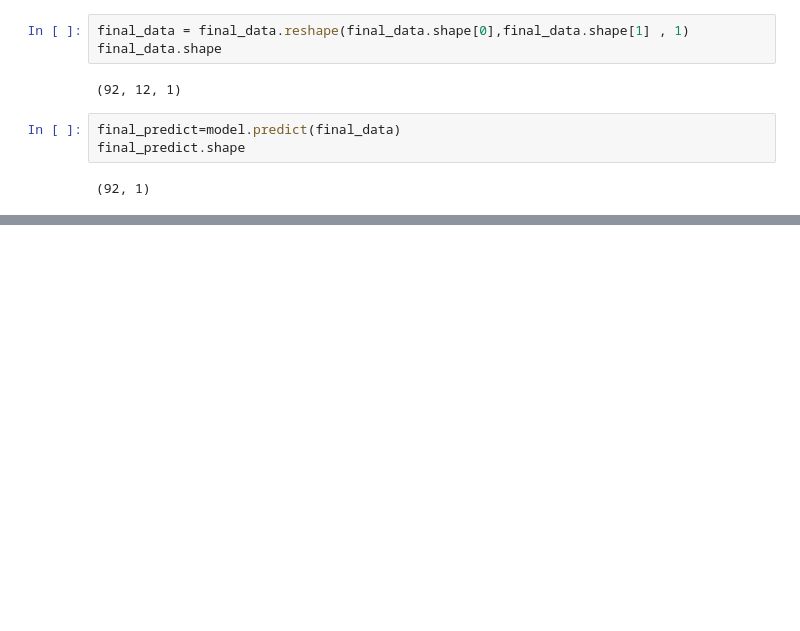
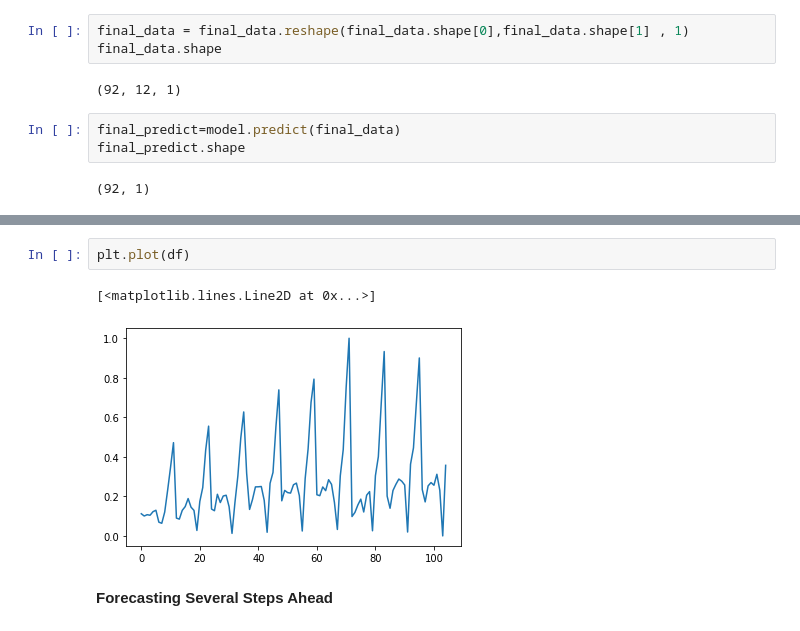
Before and after one commit to gauravpks/dl-repo, a Jupyter notebook: RNN/ARIMA_And_Seasonal_ARIMA.ipynb, the cells around one changed output, grey strips where cells are left out. Drawn from its saved outputs; the diff is of its cells as text; blank space fills up the shorter version.

```diff
--- a/RNN/ARIMA_And_Seasonal_ARIMA.ipynb
+++ b/RNN/ARIMA_And_Seasonal_ARIMA.ipynb
@@ -552,0 +654,7 @@ plt.show()
+# %%
+plt.plot(df)
+# %% [output]
+[<matplotlib.lines.Line2D at 0x...>]
+[figure, added]
+# %% [markdown]
+**Forecasting Several Steps Ahead**
```
Also changed, not shown: parts of 24 cells of this notebook.
